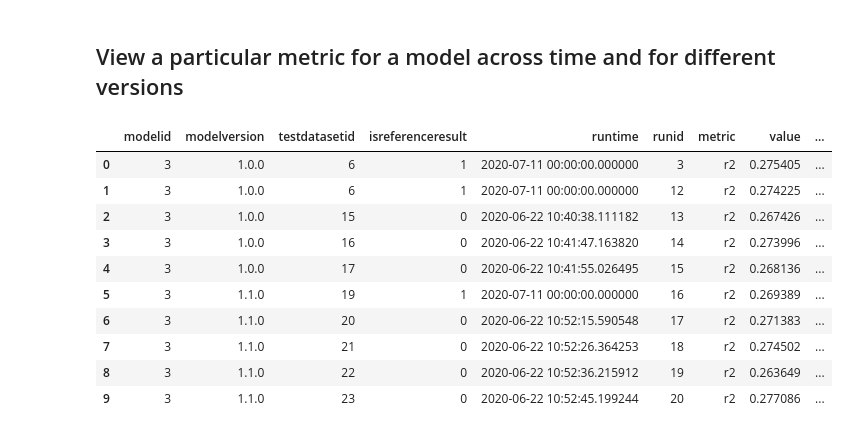
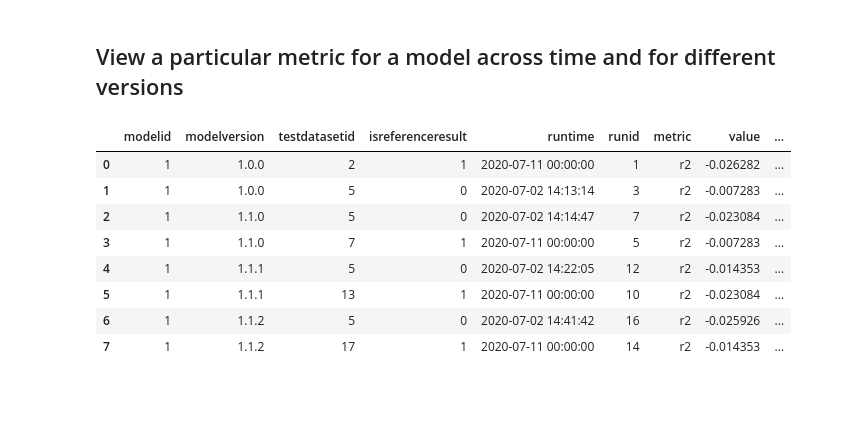
Before and after one commit to alan-turing-institute/ModMon, a Jupyter notebook: notebooks/Visualise model monitoring.ipynb, the cells around one changed output. Cells and saved outputs as stored; diff of their text form; code cells hidden in the pictures; blank space fills up the shorter version.

```diff
--- a/notebooks/Visualise model monitoring.ipynb
+++ b/notebooks/Visualise model monitoring.ipynb
@@ -59,20 +69,18 @@ sns.catplot(x='modelversion', y='value', hue='metric', kind='swarm', data=plot2_
 # %% [markdown]
 ## View a particular metric for a model across time and for different versions
 # %%
-plot3_results = pd.read_sql("SELECT * FROM results WHERE modelID=3 AND metric='r2';", cnxn)
+plot3_results = pd.read_sql("SELECT * FROM results WHERE modelID=1 AND metric='r2';", cnxn)
 plot3_results
 # %% [output]
 |  | modelid | modelversion | testdatasetid | isreferenceresult | runtime | runid | metric | value | ... |
-| 0 | 3 | 1.0.0 | 6 | 1 | 2020-07-11 00:00:00.000000 | 3 | r2 | 0.275405 | ... |
-| 1 | 3 | 1.0.0 | 6 | 1 | 2020-07-11 00:00:00.000000 | 12 | r2 | 0.274225 | ... |
-| 2 | 3 | 1.0.0 | 15 | 0 | 2020-06-22 10:40:38.111182 | 13 | r2 | 0.267426 | ... |
-| 3 | 3 | 1.0.0 | 16 | 0 | 2020-06-22 10:41:47.163820 | 14 | r2 | 0.273996 | ... |
-| 4 | 3 | 1.0.0 | 17 | 0 | 2020-06-22 10:41:55.026495 | 15 | r2 | 0.268136 | ... |
-| 5 | 3 | 1.1.0 | 19 | 1 | 2020-07-11 00:00:00.000000 | 16 | r2 | 0.269389 | ... |
-| 6 | 3 | 1.1.0 | 20 | 0 | 2020-06-22 10:52:15.590548 | 17 | r2 | 0.271383 | ... |
-| 7 | 3 | 1.1.0 | 21 | 0 | 2020-06-22 10:52:26.364253 | 18 | r2 | 0.274502 | ... |
-| 8 | 3 | 1.1.0 | 22 | 0 | 2020-06-22 10:52:36.215912 | 19 | r2 | 0.263649 | ... |
-| 9 | 3 | 1.1.0 | 23 | 0 | 2020-06-22 10:52:45.199244 | 20 | r2 | 0.277086 | ... |
+| 0 | 1 | 1.0.0 | 2 | 1 | 2020-07-11 00:00:00 | 1 | r2 | -0.026282 | ... |
+| 1 | 1 | 1.0.0 | 5 | 0 | 2020-07-02 14:13:14 | 3 | r2 | -0.007283 | ... |
+| 2 | 1 | 1.1.0 | 5 | 0 | 2020-07-02 14:14:47 | 7 | r2 | -0.023084 | ... |
+| 3 | 1 | 1.1.0 | 7 | 1 | 2020-07-11 00:00:00 | 5 | r2 | -0.007283 | ... |
+| 4 | 1 | 1.1.1 | 5 | 0 | 2020-07-02 14:22:05 | 12 | r2 | -0.014353 | ... |
+| 5 | 1 | 1.1.1 | 13 | 1 | 2020-07-11 00:00:00 | 10 | r2 | -0.023084 | ... |
+| 6 | 1 | 1.1.2 | 5 | 0 | 2020-07-02 14:41:42 | 16 | r2 | -0.025926 | ... |
+| 7 | 1 | 1.1.2 | 17 | 1 | 2020-07-11 00:00:00 | 14 | r2 | -0.014353 | ... |
 # %%
 sns.relplot(x='runid', y='value', hue='modelversion', data=plot3_results)
 # %% [output]
```
Also changed, not shown: parts of 8 cells of this notebook.
